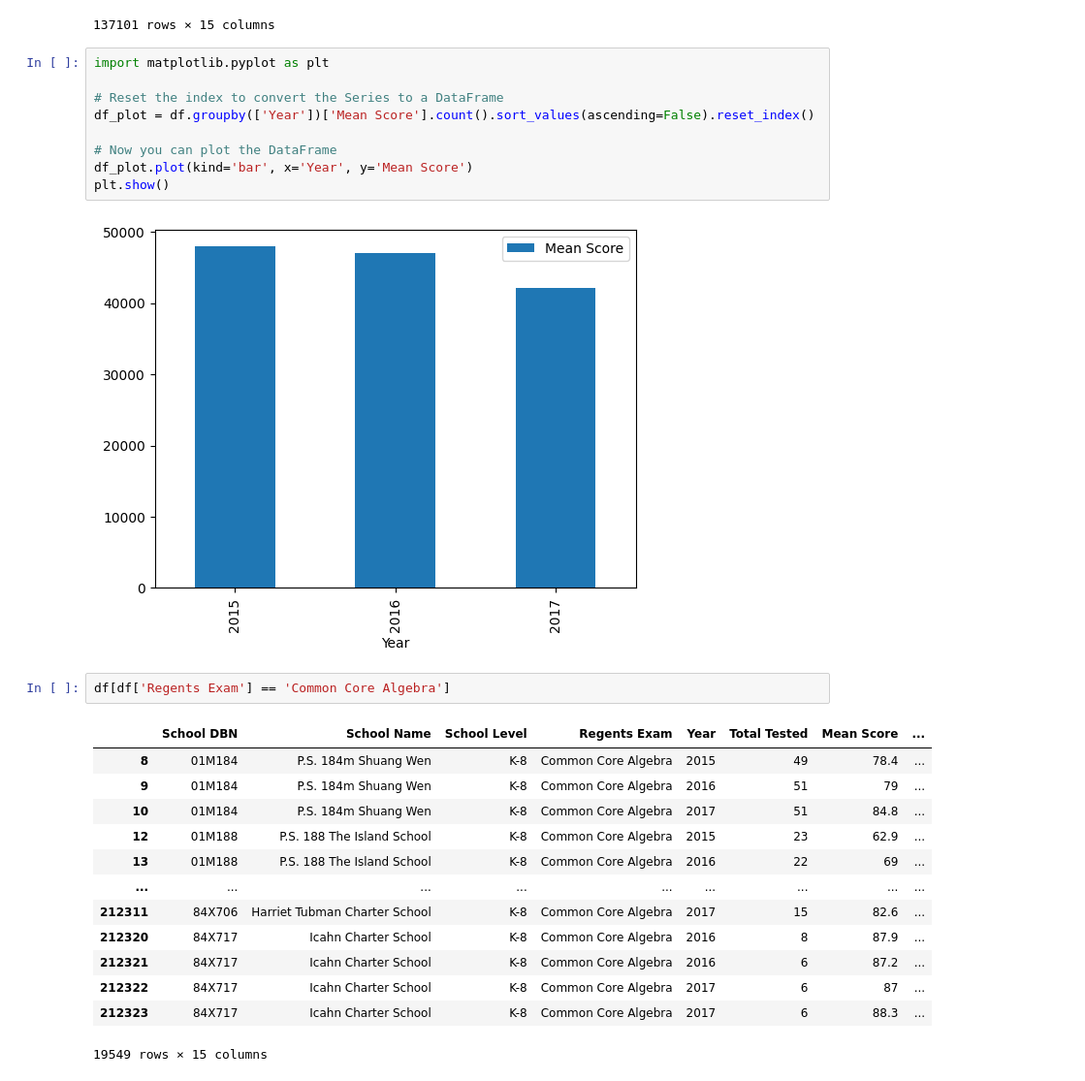
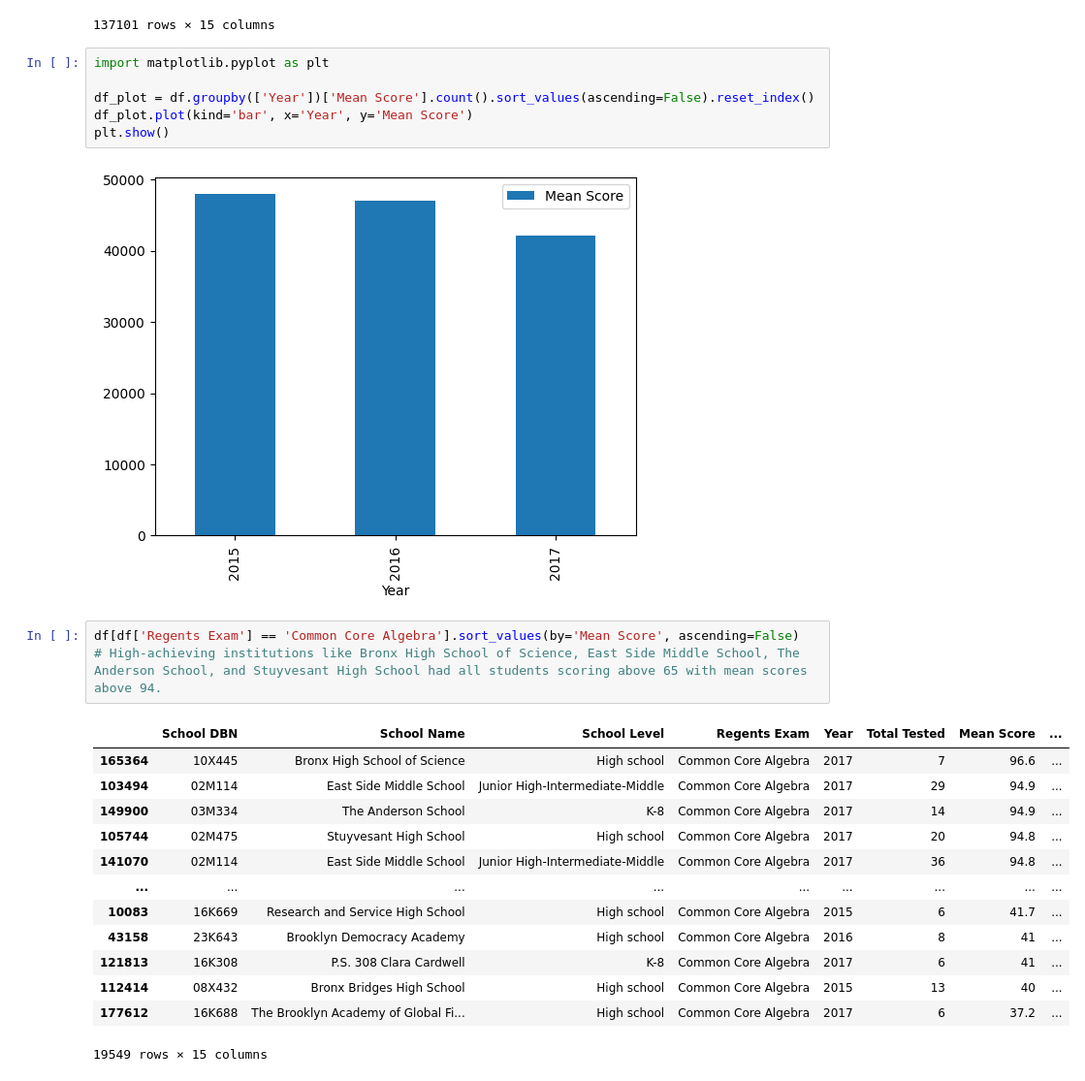
Before and after one commit to cch827/lagcc-python-for-data-analytics, a Jupyter notebook: project1.ipynb, the cells around one changed output. Shown at 97% size. Cells and saved outputs as stored; diff of their text form.

```diff
--- a/project1.ipynb
+++ b/project1.ipynb
@@ -129,27 +129,25 @@ df.rename(columns={'Regents Exam':'Subject','Total Tested':'Total Number of Test
 # %%
 import matplotlib.pyplot as plt
 
-# Reset the index to convert the Series to a DataFrame
 df_plot = df.groupby(['Year'])['Mean Score'].count().sort_values(ascending=False).reset_index()
-
-# Now you can plot the DataFrame
 df_plot.plot(kind='bar', x='Year', y='Mean Score')
 plt.show()
 # %% [output]
 [figure]
-# %%
-df[df['Regents Exam'] == 'Common Core Algebra']
-# %% [output]
-|  | School DBN | School Name | School Level | Regents Exam | Year | Total Tested | Mean Score | ... |
-| 8 | 01M184 | P.S. 184m Shuang Wen | K-8 | Common Core Algebra | 2015 | 49 | 78.4 | ... |
-| 9 | 01M184 | P.S. 184m Shuang Wen | K-8 | Common Core Algebra | 2016 | 51 | 79 | ... |
-| 10 | 01M184 | P.S. 184m Shuang Wen | K-8 | Common Core Algebra | 2017 | 51 | 84.8 | ... |
-| 12 | 01M188 | P.S. 188 The Island School | K-8 | Common Core Algebra | 2015 | 23 | 62.9 | ... |
-| 13 | 01M188 | P.S. 188 The Island School | K-8 | Common Core Algebra | 2016 | 22 | 69 | ... |
-| ... | ... | ... | ... | ... | ... | ... | ... | ... |
-| 212311 | 84X706 | Harriet Tubman Charter School | K-8 | Common Core Algebra | 2017 | 15 | 82.6 | ... |
-| 212320 | 84X717 | Icahn Charter School | K-8 | Common Core Algebra | 2016 | 8 | 87.9 | ... |
-| 212321 | 84X717 | Icahn Charter School | K-8 | Common Core Algebra | 2016 | 6 | 87.2 | ... |
-| 212322 | 84X717 | Icahn Charter School | K-8 | Common Core Algebra | 2017 | 6 | 87 | ... |
-| 212323 | 84X717 | Icahn Charter School | K-8 | Common Core Algebra | 2017 | 6 | 88.3 | ... |
-19549 rows × 15 columns
+# %%
+df[df['Regents Exam'] == 'Common Core Algebra'].sort_values(by='Mean Score', ascending=False)
+# High-achieving institutions like Bronx High School of Science, East Side Middle School, The Anderson School, and Stuyvesant High School had all students scoring above 65 with mean scores above 94.
+# %% [output]
+|  | School DBN | School Name | School Level | Regents Exam | Year | Total Tested | Mean Score | ... |
+| 165364 | 10X445 | Bronx High School of Science | High school | Common Core Algebra | 2017 | 7 | 96.6 | ... |
+| 103494 | 02M114 | East Side Middle School | Junior High-Intermediate-Middle | Common Core Algebra | 2017 | 29 | 94.9 | ... |
+| 149900 | 03M334 | The Anderson School | K-8 | Common Core Algebra | 2017 | 14 | 94.9 | ... |
+| 105744 | 02M475 | Stuyvesant High School | High school | Common Core Algebra | 2017 | 20 | 94.8 | ... |
+| 141070 | 02M114 | East Side Middle School | Junior High-Intermediate-Middle | Common Core Algebra | 2017 | 36 | 94.8 | ... |
+| ... | ... | ... | ... | ... | ... | ... | ... | ... |
+| 10083 | 16K669 | Research and Service High School | High school | Common Core Algebra | 2015 | 6 | 41.7 | ... |
+| 43158 | 23K643 | Brooklyn Democracy Academy | High school | Common Core Algebra | 2016 | 8 | 41 | ... |
+| 121813 | 16K308 | P.S. 308 Clara Cardwell | K-8 | Common Core Algebra | 2017 | 6 | 41 | ... |
+| 112414 | 08X432 | Bronx Bridges High School | High school | Common Core Algebra | 2015 | 13 | 40 | ... |
+| 177612 | 16K688 | The Brooklyn Academy of Global Fi... | High school | Common Core Algebra | 2017 | 6 | 37.2 | ... |
+19549 rows × 15 columns
```
